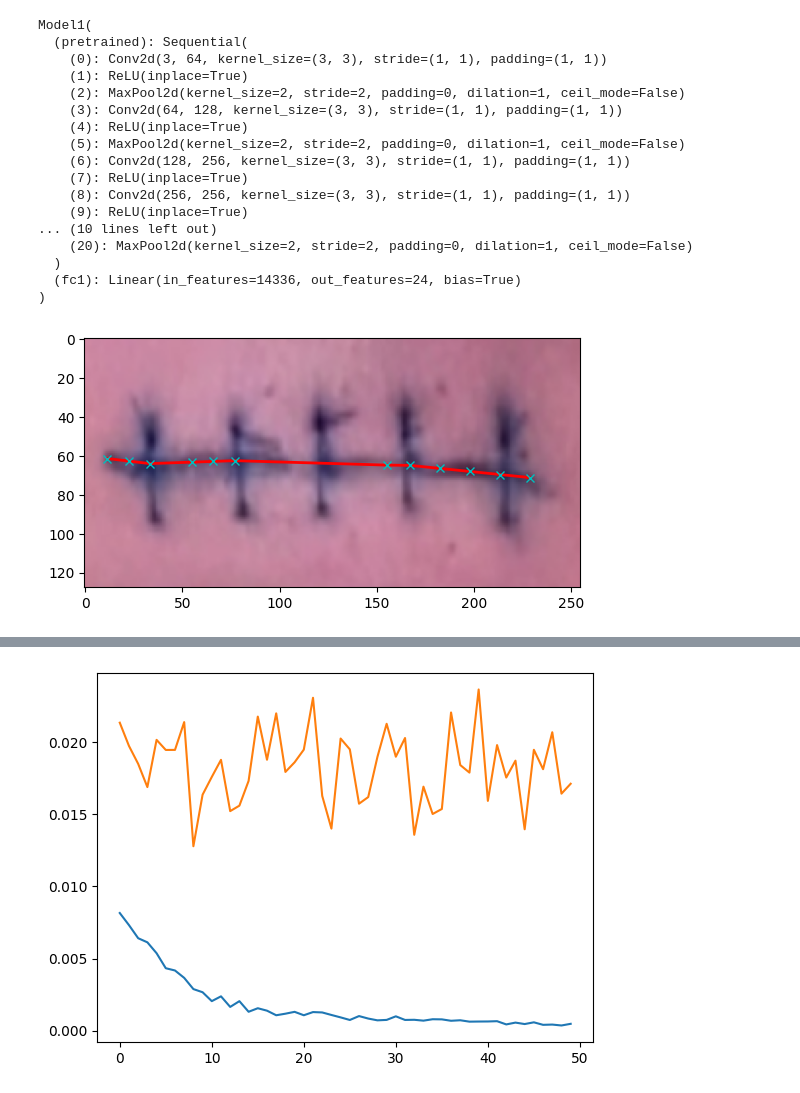
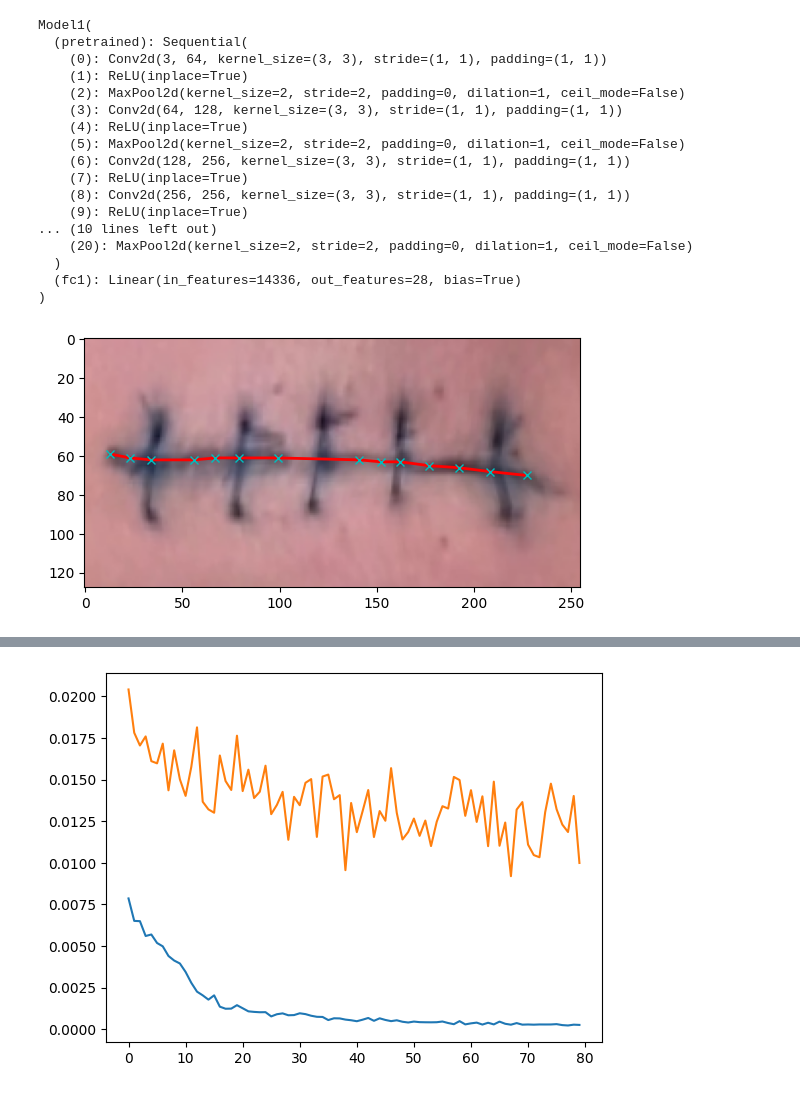
Before and after one commit to tomhruby1/zdo, a Jupyter notebook: training_n_points.ipynb, the cells around one changed output, grey strips where cells are left out. Saved outputs shown, nothing was run; the diff lists cells and outputs as text; code cells hidden in the pictures.

```diff
--- a/training_n_points.ipynb
+++ b/training_n_points.ipynb
@@ -18,7 +18,7 @@ data_train_p = Path('data/data_train.json')
 import torch.nn as nn
 from torchvision.models import vgg11, VGG11_Weights
 
-NUM_POINTS = 12
+NUM_POINTS = 14
 
 # define model
 class Model1(nn.Module):
@@ -56,7 +56,7 @@ Model1(
 ... (10 lines left out)
     (20): MaxPool2d(kernel_size=2, stride=2, padding=0, dilation=1, ceil_mode=False)
   )
-  (fc1): Linear(in_features=14336, out_features=24, bias=True)
+  (fc1): Linear(in_features=14336, out_features=28, bias=True)
 )
 # %%
 # INIT DATASET AND AUGMENTATIONS
@@ -103,7 +103,7 @@ val_dataset = ZdoDataset(data_valid_p, normalize=True, transform=transform, inci
 im, points = val_dataset.__getitem__(10)
 visualize(im, points, unnormalize=True)
 # %% [output]
-[figure, old version]
+[figure, new version]
 # %%
 # setup dataloaders
 train_dataloader = DataLoader(train_dataset, batch_size=32, shuffle=True, num_workers=2)
@@ -169,7 +169,7 @@ def train(net, dataloaders, optimizer, criterion, num_epoch, device, validation=
 
 # train setup
 dataloaders={'train': train_dataloader, 'val':val_dataloder}
-num_epoch = 50
+num_epoch = 80
 optimizer = optim.SGD(model.parameters(), lr=0.02, momentum=0.9)
 optimeizer = optim.AdamW(model.parameters())
 device = torch.device('cuda:0' if torch.cuda.is_available() else 'cpu')
@@ -196,4 +196,4 @@ val-epoch 49 loss: 0.01712260041385889 time: 6.72s
 training finished
-[figure, old version]
+[figure, new version]
 # %%
 # val_dataset = ZdoDataset(data_valid_p, normalize=True, transform=transform, incision_points=2)
```
Also changed, not shown: parts of 2 cells of this notebook, 1 other file.
